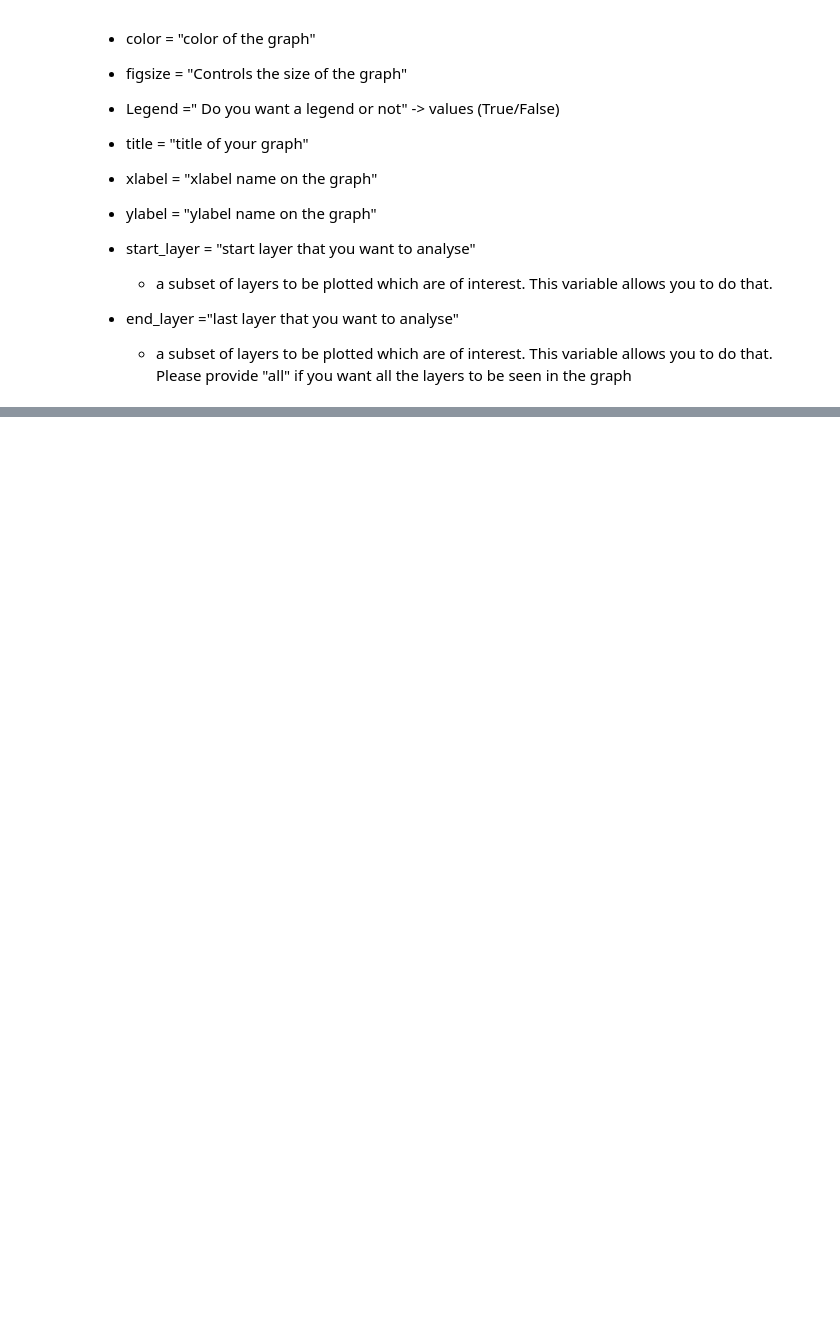
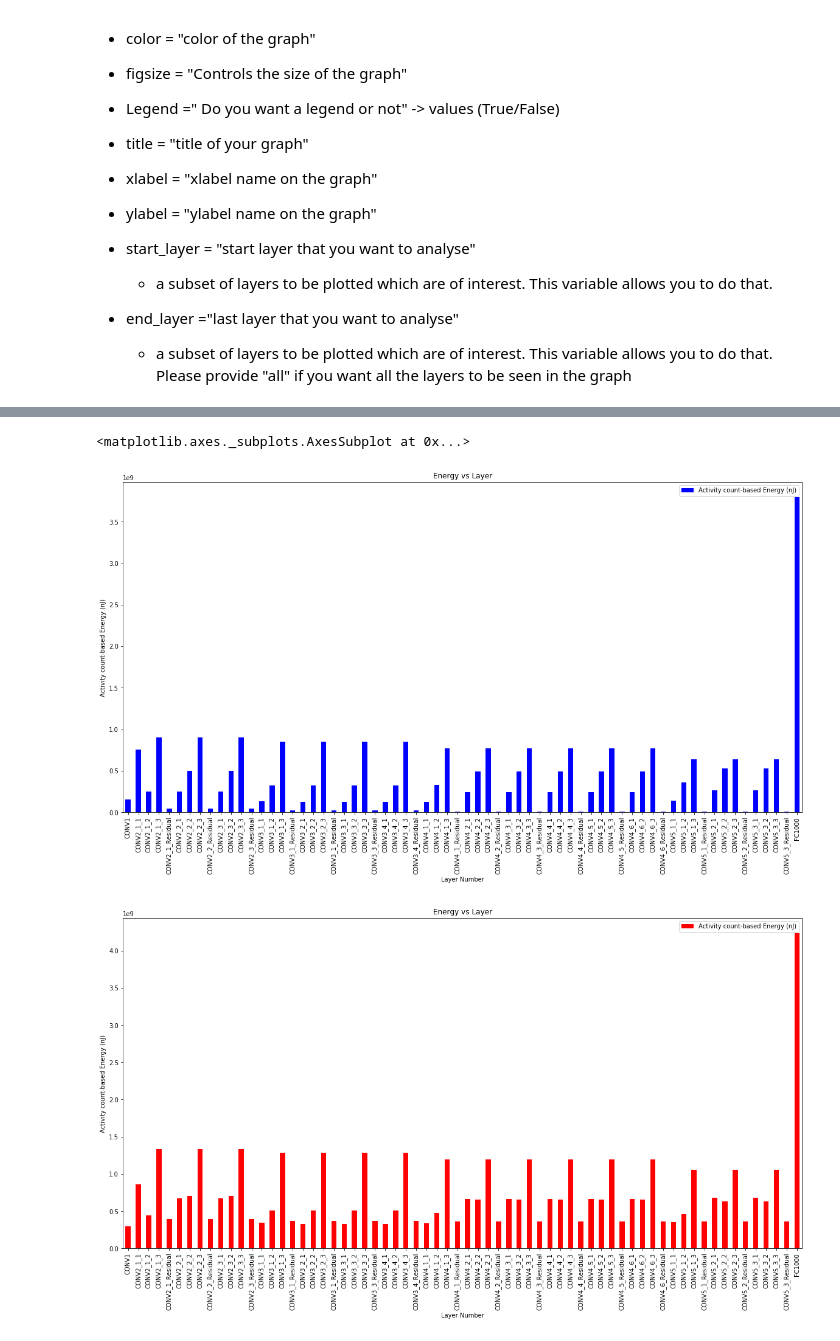
Before and after one commit to maestro-project/maestro, a Jupyter notebook: tools/jupyter_notebook/maestro_output_analysis.ipynb, the cells around one changed output, grey strips where cells are left out. Cells and saved outputs as stored; diff of their text form; code cells hidden in the pictures; blank space fills up the shorter version.

```diff
--- a/tools/jupyter_notebook/maestro_output_analysis.ipynb
+++ b/tools/jupyter_notebook/maestro_output_analysis.ipynb
@@ -72,0 +105,29 @@ The graphs are created by draw_graph function which operates on the variables pr
+# %%
+x = 'Layer Number'
+y = 'Activity count-based Energy (nJ)'
+color = 'blue'
+figsize = (20,10)
+legend = 'true'
+title = 'Energy vs Layer'
+xlabel = x
+ylabel = y
+start_layer = 0
+end_layer = 'all'
+draw_graph(resnet50_kcp_ws_data, y, x, color, figsize, legend, title, xlabel, ylabel, start_layer, end_layer)
+
+x = 'Layer Number'
+y = 'Activity count-based Energy (nJ)'
+color = 'red'
+figsize = (20,10)
+legend = 'true'
+title = 'Energy vs Layer'
+xlabel = x
+ylabel = y
+start_layer = 0
+end_layer = 'all'
+draw_graph(resnet50_rs_data, y, x, color, figsize, legend, title, xlabel, ylabel, start_layer, end_layer)
+#draw_graph(mobilenetv2_kcp_ws_data, y, x, color, figsize, legend, title, xlabel, ylabel, start_layer, end_layer)
+# %% [output]
+<matplotlib.axes._subplots.AxesSubplot at 0x...>
+[figure, added]
+[figure, added]
```
Also changed, not shown: parts of 10 cells of this notebook, 7 other files.
